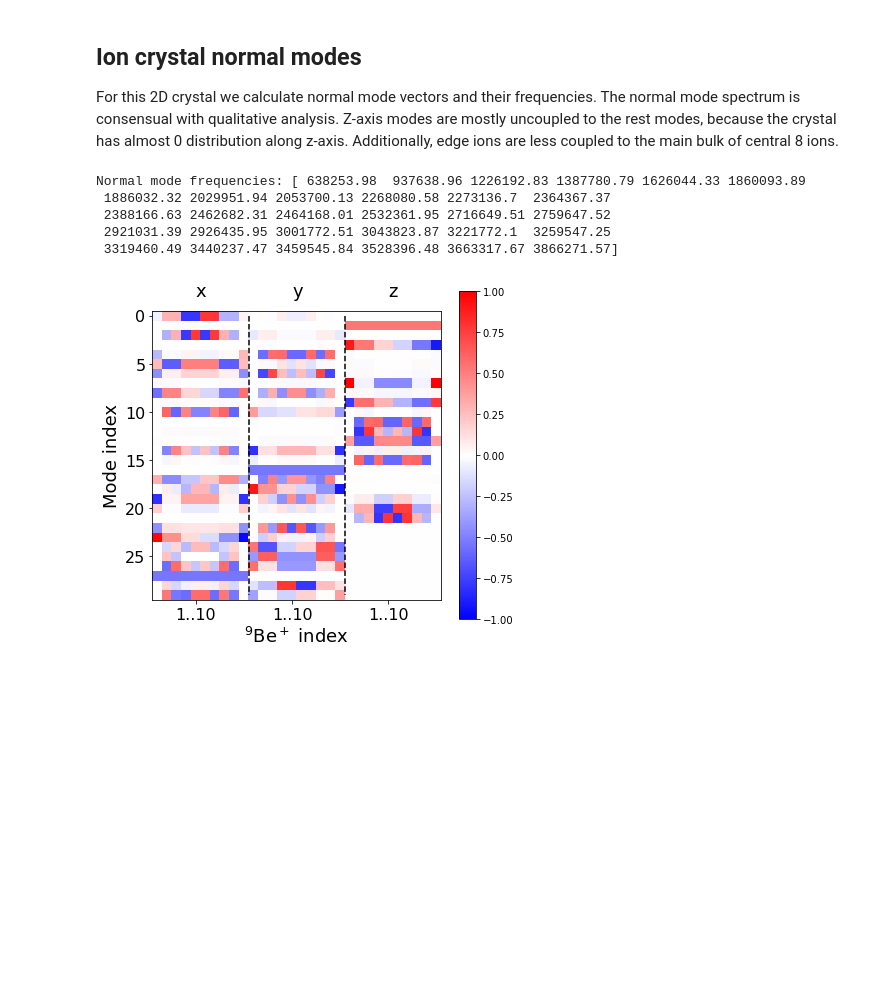
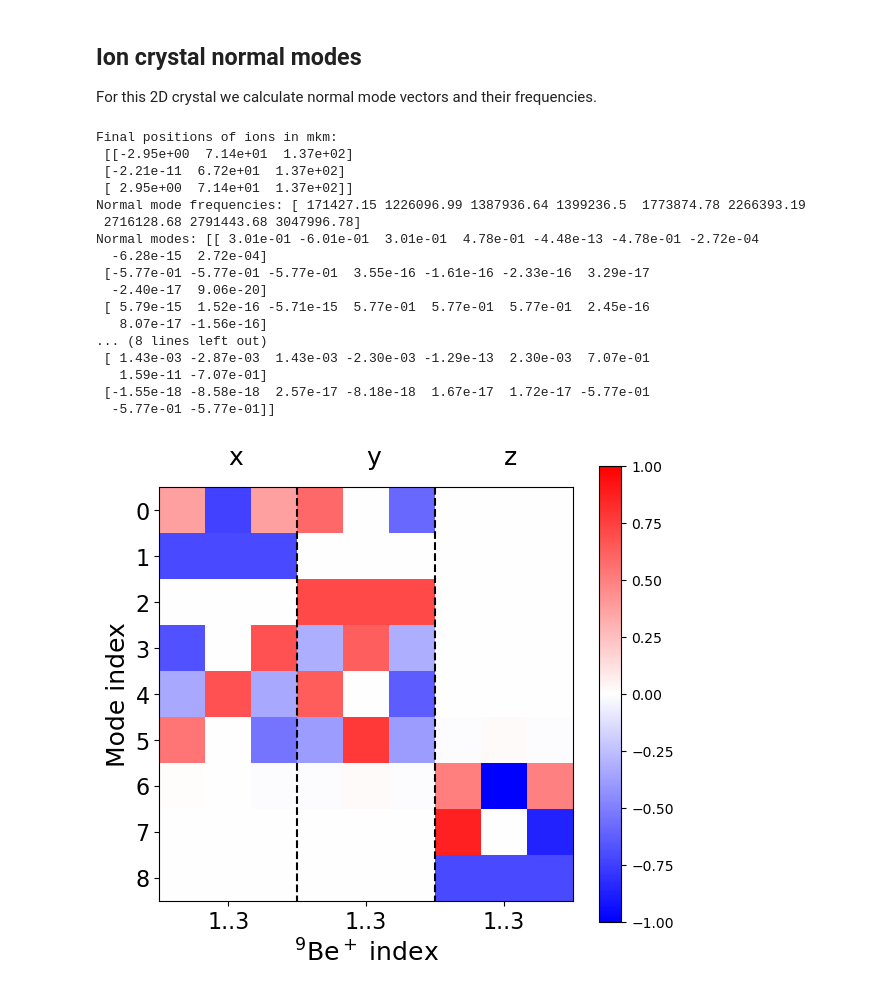
Before and after one commit to underforestaaa/Sion, a Jupyter notebook: examples/2D_crystal_modes.ipynb, the cells around one changed output. Drawn from its saved outputs; the diff is of its cells as text; code cells hidden in the pictures; blank space fills up the shorter version.

```diff
--- a/examples/2D_crystal_modes.ipynb
+++ b/examples/2D_crystal_modes.ipynb
@@ -79,6 +99,6 @@ The simulation of 10 ions is performed in the presence of cooling, to obtain the
 # %%
 
-ion_number = 10
+ion_number = 3
 x0 = x*1e-6
 
 """Simulation"""
@@ -105,11 +125,11 @@ s.append(pl.thermalvelocities(5, False))
 s.append(pl.langevinbath(0, 1e-6))
 
 #files with simulation information
-s.append(pl.dump('2Dpositions_eq.txt', variables=['x', 'y', 'z'], steps=10))
-s.append(pl.evolve(2e5))
+s.append(pl.dump('2Dpositions3_eq.txt', variables=['x', 'y', 'z'], steps=10))
+s.append(pl.evolve(1e6))
 s.execute()
 
-_, data = pl.readdump('2Dpositions_eq.txt')
+_, data = pl.readdump('2Dpositions3_eq.txt')
 data *= 1e6
 
 final_x = data[-1, :, 0]
@@ -184,45 +191,67 @@ The resulting crystal form (demonstrated above), is matching the one from the re
 # %% [markdown]
 ## Ion crystal normal modes
 
-For this 2D crystal we calculate normal mode vectors and their frequencies. The normal mode spectrum is consensual with qualitative analysis. Z-axis modes are mostly uncoupled to the rest modes, because the crystal has almost 0 distribution along z-axis. Additionally, edge ions are less coupled to the main bulk of central 8 ions.
+For this 2D crystal we calculate normal mode vectors and their frequencies.
 # %%
+ion_number = 3
+_, data = pl.readdump('2Dpositions3_eq.txt')
+data *= 1e6
+
+final_x = data[-1, :, 0]
+final_y = data[-1, :, 1]
+final_z = data[-1, :, 2]
+
+ion_positions = np.zeros([ion_number, 3])
+sort = np.argsort(final_x)
+
+k=0
+for i in sort:
+    ion_positions[k] = np.array([final_x[i], final_y[i], final_z[i]])
+    k+=1
+
+np.set_printoptions(2)
+print('Final positions of ions in mkm:\n', ion_positions)
 ion_masses = [mass for el in range(ion_number)]
 omegas = [omega_sec for el in range(ion_number)]
-ion_positions = np.array([[ -9.35,  70. ,  137.01],
- [ -5.57,  67.92, 137.05],
- [ -5.57,  72.08, 137.05],
- [ -1.8 ,  72.12, 137.06],
- [ -1.8 ,  67.88, 137.06],
- [  1.8 ,  67.88, 137.06],
- [  1.8 ,  72.12, 137.06],
- [  5.57,  67.92, 137.05],
- [  5.57,  72.08, 137.05],
- [  9.35,  70.  , 137.01]])*L
+ion_positions_new = ion_positions*L
 
 #obtaining normal modes, for general case
-freqs, modes = sn.normal_modes(ion_positions, omegas, ion_masses)
+freqs, modes = sn.normal_modes(ion_positions_new, omegas, ion_masses)
 print("Normal mode frequencies:", freqs)
+print("Normal modes:", modes)
 
 plt.figure(figsize = [6, 6])
-plt.imshow(modes[::-1,:] / np.max(np.abs(modes[:])), cmap='bwr', vmin = -1, vmax =1)
+plt.imshow(modes[:,:] / np.max(np.abs(modes[:])), cmap='bwr', vmin = -1, vmax =1)
 plt.colorbar(shrink = 0.8)
 plt.tight_layout()
-plt.vlines([9.5,19.5], ymin = 0, ymax = 29 ,linestyles = 'dashed', color = 'k')
+plt.vlines([2.5,5.5], ymin = -0.5, ymax = 8.5 ,linestyles = 'dashed', color = 'k')
 plt.locator_params(axis='x', nbins=3)
-plt.text(4, -2,'x', fontsize = 18)
-plt.text(14,-2,'y',fontsize = 18)
-plt.text(24, -2,'z',fontsize = 18)
+plt.text(1, -1,'x', fontsize = 18)
+plt.text(4,-1,'y',fontsize = 18)
+plt.text(7, -1,'z',fontsize = 18)
 plt.xlabel('$^{9}$Be$^+$ index', fontsize = 18)
 plt.ylabel('Mode index', fontsize = 18)
-plt.xticks([4, 14, 24],['1..10', '1..10', '1..10'],fontsize = 16)
+plt.xticks([1, 4, 7],['1..3', '1..3', '1..3'],fontsize = 16)
 plt.yticks(fontsize = 16)
 plt.tight_layout()
 plt.show()
 # %% [output]
-Normal mode frequencies: [ 638253.98  937638.96 1226192.83 1387780.79 1626044.33 1860093.89
- 1886032.32 2029951.94 2053700.13 2268080.58 2273136.7  2364367.37
- 2388166.63 2462682.31 2464168.01 2532361.95 2716649.51 2759647.52
- 2921031.39 2926435.95 3001772.51 3043823.87 3221772.1  3259547.25
- 3319460.49 3440237.47 3459545.84 3528396.48 3663317.67 3866271.57]
+Final positions of ions in mkm:
+ [[-2.95e+00  7.14e+01  1.37e+02]
+ [-2.21e-11  6.72e+01  1.37e+02]
+ [ 2.95e+00  7.14e+01  1.37e+02]]
+Normal mode frequencies: [ 171427.15 1226096.99 1387936.64 1399236.5  1773874.78 2266393.19
+ 2716128.68 2791443.68 3047996.78]
+Normal modes: [[ 3.01e-01 -6.01e-01  3.01e-01  4.78e-01 -4.48e-13 -4.78e-01 -2.72e-04
+  -6.28e-15  2.72e-04]
+ [-5.77e-01 -5.77e-01 -5.77e-01  3.55e-16 -1.61e-16 -2.33e-16  3.29e-17
+  -2.40e-17  9.06e-20]
+ [ 5.79e-15  1.52e-16 -5.71e-15  5.77e-01  5.77e-01  5.77e-01  2.45e-16
+   8.07e-17 -1.56e-16]
+... (8 lines left out)
+ [ 1.43e-03 -2.87e-03  1.43e-03 -2.30e-03 -1.29e-13  2.30e-03  7.07e-01
+   1.59e-11 -7.07e-01]
+ [-1.55e-18 -8.58e-18  2.57e-17 -8.18e-18  1.67e-17  1.72e-17 -5.77e-01
+  -5.77e-01 -5.77e-01]]
-[figure, old version]
+[figure, new version]
 # %% [markdown]
```
Also changed, not shown: parts of 17 cells of this notebook, 2 other files.
